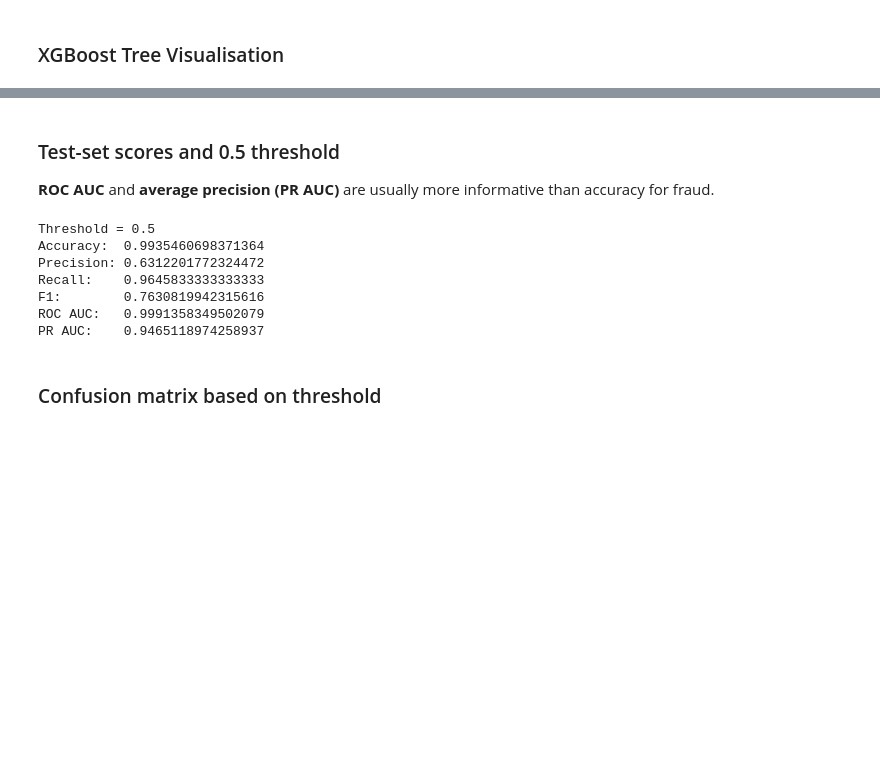
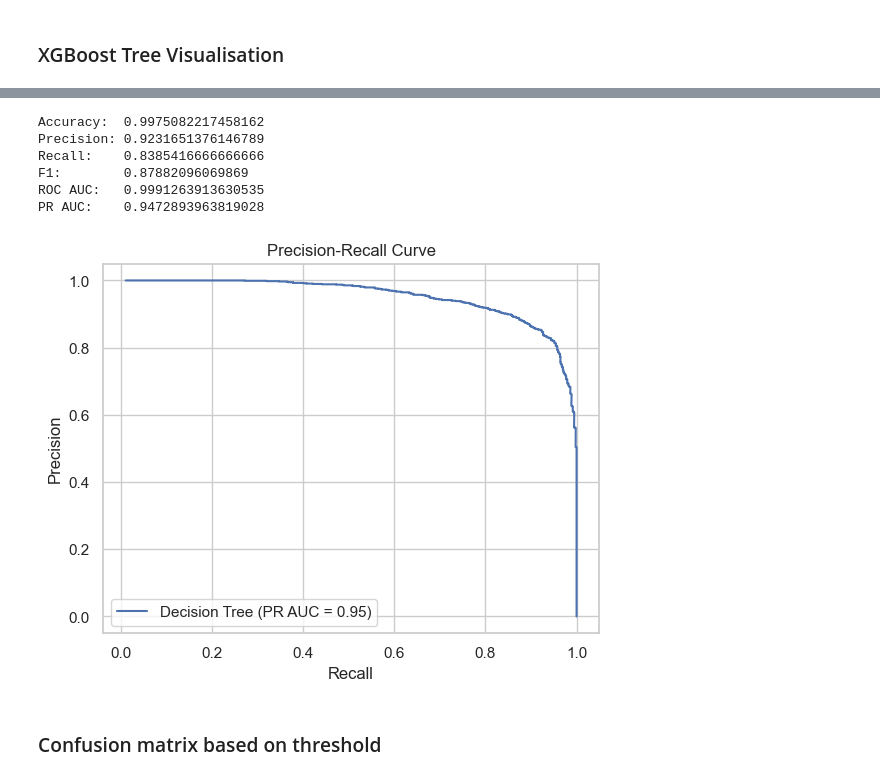
Before and after one commit to BaguetteJet/Fraud-Transaction-Detection, a Jupyter notebook: notebooks/desicision_tree_books/XGBoost.ipynb, the cells around one changed output, grey strips where cells are left out. Drawn from its saved outputs; the diff is of its cells as text; code cells hidden in the pictures; blank space fills up the shorter version.

Commit message:
adds pr auc graph for xgboost and used optimal thresholds

```diff
--- a/notebooks/desicision_tree_books/XGBoost.ipynb
+++ b/notebooks/desicision_tree_books/XGBoost.ipynb
@@ -133,27 +130,37 @@ plt.show()
-# %% [markdown]
-### Test-set scores and 0.5 threshold
-
-**ROC AUC** and  **average precision (PR AUC)** are usually more informative than accuracy for fraud.
-# %%
-prob_test = model.predict_proba(X_test)[:, 1]
-threshold = 0.5
-y_pred = (prob_test >= threshold).astype(int)
-
-print(f"Threshold = {threshold}")
-print("Accuracy: ", accuracy_score(y_test, y_pred))
-print("Precision:", precision_score(y_test, y_pred, zero_division=0))
-print("Recall:   ", recall_score(y_test, y_pred, zero_division=0))
-print("F1:       ", f1_score(y_test, y_pred, zero_division=0))
-print("ROC AUC:  ", roc_auc_score(y_test, prob_test))
-print("PR AUC:   ", average_precision_score(y_test, prob_test))
-# %% [output]
-Threshold = 0.5
-Accuracy:  0.9935460698371364
-Precision: 0.6312201772324472
-Recall:    0.9645833333333333
-F1:        0.7630819942315616
-ROC AUC:   0.9991358349502079
-PR AUC:    0.9465118974258937
+# %%
+probs_val = model.predict_proba(X_val)[:, 1]
+precision, recall, threshold = precision_recall_curve(y_val, probs_val)
+
+f1_scores = 2 * (precision * recall) / (precision + recall)
+best_index = np.argmax(f1_scores)
+optimal_threshold = threshold[best_index]
+
+probs_test = model.predict_proba(X_test)[:, 1]
+y_pred = (probs_test >= optimal_threshold).astype(int)
+
+print("Accuracy: ", accuracy_score(y_test, y_pred))
+print("Precision:", precision_score(y_test, y_pred, zero_division=0))
+print("Recall:   ", recall_score(y_test, y_pred, zero_division=0))
+print("F1:       ", f1_score(y_test, y_pred, zero_division=0))
+print("ROC AUC:  ", roc_auc_score(y_test, probs_test))
+print("PR AUC:   ", average_precision_score(y_test, probs_test))
+# %% [output]
+Accuracy:  0.9975082217458162
+Precision: 0.9231651376146789
+Recall:    0.8385416666666666
+F1:        0.87882096069869
+ROC AUC:   0.9991263913630535
+PR AUC:    0.9472893963819028
+# %%
+plt.plot(precision, recall, label=f'Decision Tree (PR AUC = {pr_auc:.2f})')
+plt.xlabel('Recall')
+plt.ylabel('Precision')
+plt.title('Precision-Recall Curve')
+plt.legend()
+plt.savefig(f'{IMAGE_DIR}/pr_curve_validation.svg')
+plt.show()
+# %% [output]
+[figure, added]
 # %% [markdown]
 ### Confusion matrix based on threshold
 # %%
```
Also changed, not shown: parts of 7 cells of this notebook.
